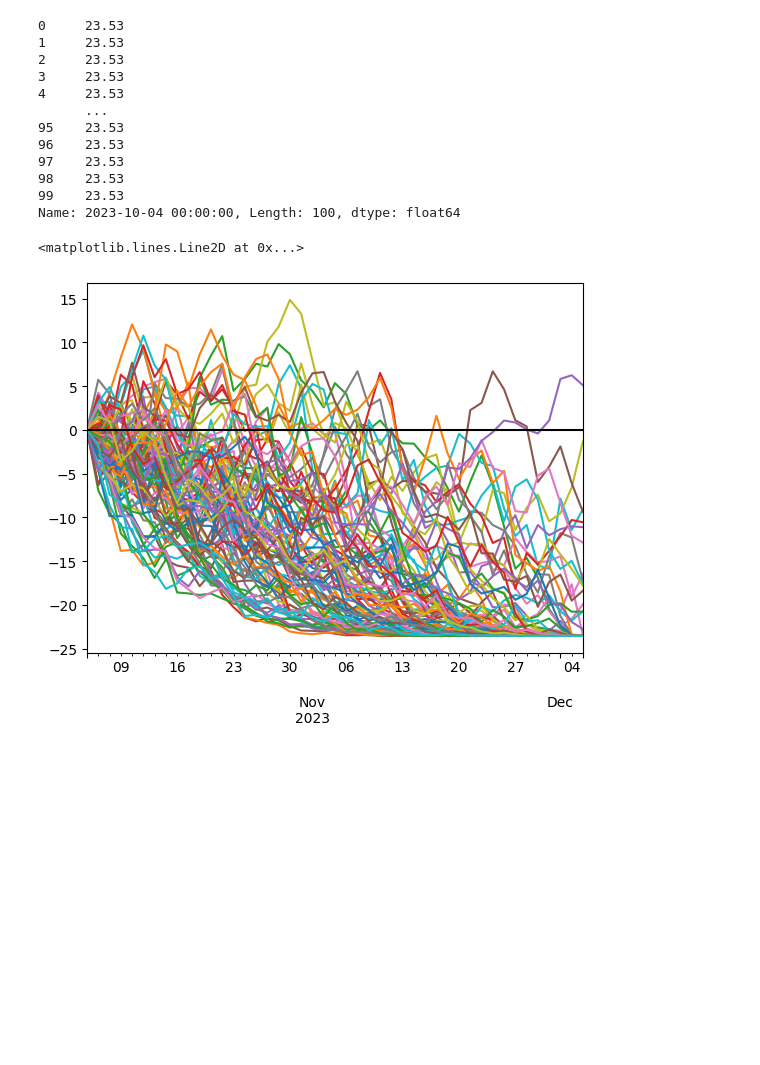
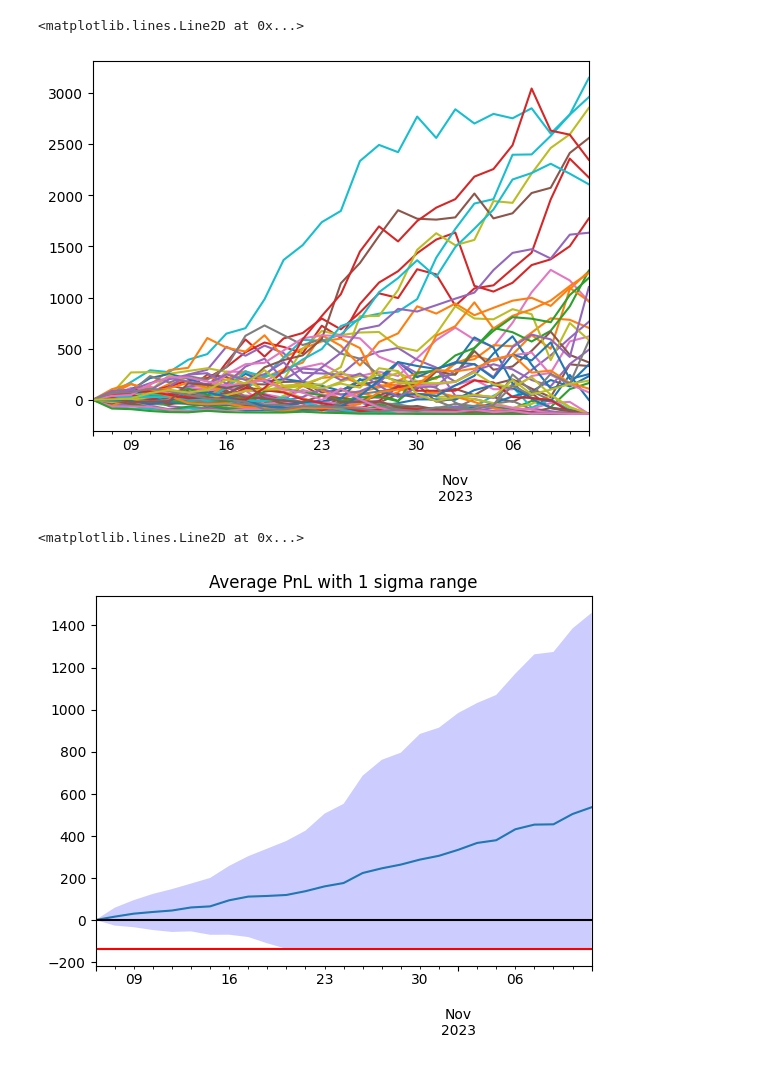
Before and after one commit to Attenuated-Paradigms/gbm-predictor-program, a Jupyter notebook: option_gbm_prediction.ipynb, the cells around one changed output. Saved outputs shown, nothing was run; the diff lists cells and outputs as text; code cells hidden in the pictures; blank space fills up the shorter version.

```diff
--- a/option_gbm_prediction.ipynb
+++ b/option_gbm_prediction.ipynb
@@ -6,8 +6,8 @@ import matplotlib.pyplot as plt
 import datetime as dt
 
 STOCK_SYMBOL = "SPY" # Define the stock symbol
-NUM_ITERATIONS = 100  # Number of GBM simulations to perform
-TIME_HORIZON = 44 # Define the time horizon for the simulation (in trading days)
+NUM_ITERATIONS = 59  # Number of GBM simulations to perform
+TIME_HORIZON = 26 # Define the time horizon for the simulation (in trading days)
 if NUM_ITERATIONS > 15:
     LEGEND_STATE = False
 else:
@@ -23,8 +23,8 @@ print(f"Current price is: ${np.round(current_price, decimals=2)}")
 log_returns = np.log(stock_data['Adj Close'] / stock_data['Adj Close'].shift(1)).dropna()
 
 # Calculate the mean and standard deviation of daily log returns
-mean_return = log_returns[-50:].mean() #-0.0005041111558246226 #
-std_deviation = log_returns[-50:].std() #0.004511456656686498 #
+mean_return = -0.0005309739118936086 #log_returns[-50:].mean()
+std_deviation = 0.005211248135412849 #log_returns[-50:].std()
 print(f"The drift coefficient is: {mean_return} \nThe volatility is: {std_deviation}")
 
 # Initialize arrays to store simulated prices
@@ -64,12 +64,20 @@ The volatility is: 0.007350542064717206
 # %%
 
-options_data_expiry_time = end_date + pd.Timedelta(TIME_HORIZON, "d")
-options_data_expiry_time = options_data_expiry_time.strftime('%Y-%m-%d')
+#options_data_expiry_time = end_date + pd.Timedelta(TIME_HORIZON, "d")
+options_data_expiry_time = simulated_prices_df[0].index[-1].strftime('%Y-%m-%d')
+options_data_expiry_delta = simulated_prices_df[0].index[-1] - simulated_prices_df[0].index[0]
 
-STRIKE_PRICE = 424
-CALL_OR_PUT = "call"
+STRIKE_PRICE = 425
+CALL_OR_PUT = "put"
 
 options_data = yf.Ticker(STOCK_SYMBOL).option_chain(options_data_expiry_time)
-calls = options_data.calls
-calls[calls['strike'] == STRIKE_PRICE]
+
+if CALL_OR_PUT == 'call':
+    calls = options_data.calls
+    option_compare_data = calls[calls['strike'] == STRIKE_PRICE]
+elif CALL_OR_PUT == 'put':
+    puts = options_data.puts
+    option_compare_data = puts[puts['strike'] == STRIKE_PRICE]
+print(f"Showing results for ${STRIKE_PRICE} {CALL_OR_PUT}s {options_data_expiry_delta.days} day(s) to expire ({options_data_expiry_time})")
+option_compare_data
 # %% [output]
@@ -133,20 +142,28 @@ Showing results for 62 day(s) to expire
 # %%
-print(option_price_df.iloc[0])
-pnl_df = option_price_df.sub(option_price_df.iloc[0], axis=1)
+pnl_df = option_price_df.sub(option_price_df.iloc[0], axis=1)*100
+min_pnl = pnl_df.min().min()
 pnl_df.plot(legend = LEGEND_STATE)
 plt.axhline(0, color='black')
+plt.axhline(min_pnl, color='red')
 # %% [output]
-0     23.53
-1     23.53
-2     23.53
-3     23.53
-4     23.53
-      ...
-95    23.53
-96    23.53
-97    23.53
-98    23.53
-99    23.53
-Name: 2023-10-04 00:00:00, Length: 100, dtype: float64
+<matplotlib.lines.Line2D at 0x...>
-<matplotlib.lines.Line2D at 0x...>
-[figure, old version]
+[figure, new version]
+# %%
+avg_pnl_df = pd.DataFrame(index=pnl_df.index)
+avg_pnl_df["Average PnL"] = pnl_df.mean(axis=1)
+avg_pnl_df["Upper Bound"] = avg_pnl_df["Average PnL"].add(1*pnl_df.std(axis=1))
+avg_pnl_df["Lower Bound"] = avg_pnl_df["Average PnL"].sub(1*pnl_df.std(axis=1)).clip(lower = min_pnl)
+
+d = avg_pnl_df.index
+
+ax = avg_pnl_df["Average PnL"].plot(title = "Average PnL with 1 sigma range", legend = LEGEND_STATE)
+ax.fill_between(d, avg_pnl_df["Average PnL"], avg_pnl_df["Upper Bound"],
+                 facecolor='blue', alpha=0.2, interpolate=True)
+ax.fill_between(d, avg_pnl_df["Average PnL"], avg_pnl_df["Lower Bound"],
+                 where=avg_pnl_df["Lower Bound"] >= min_pnl,
+                 facecolor='blue', alpha=0.2, interpolate=False)
+ax.axhline(0, color='black')
+ax.axhline(min_pnl, color='red')
+# %% [output]
+<matplotlib.lines.Line2D at 0x...>
+[figure, added]
```
Also changed, not shown: parts of 3 cells of this notebook, 2 other files.
